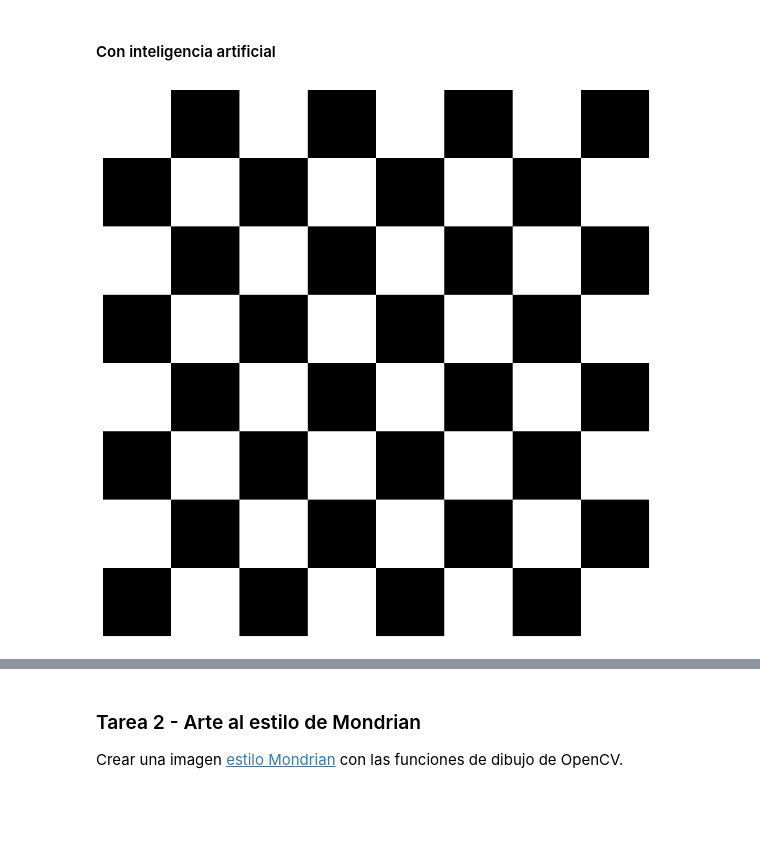
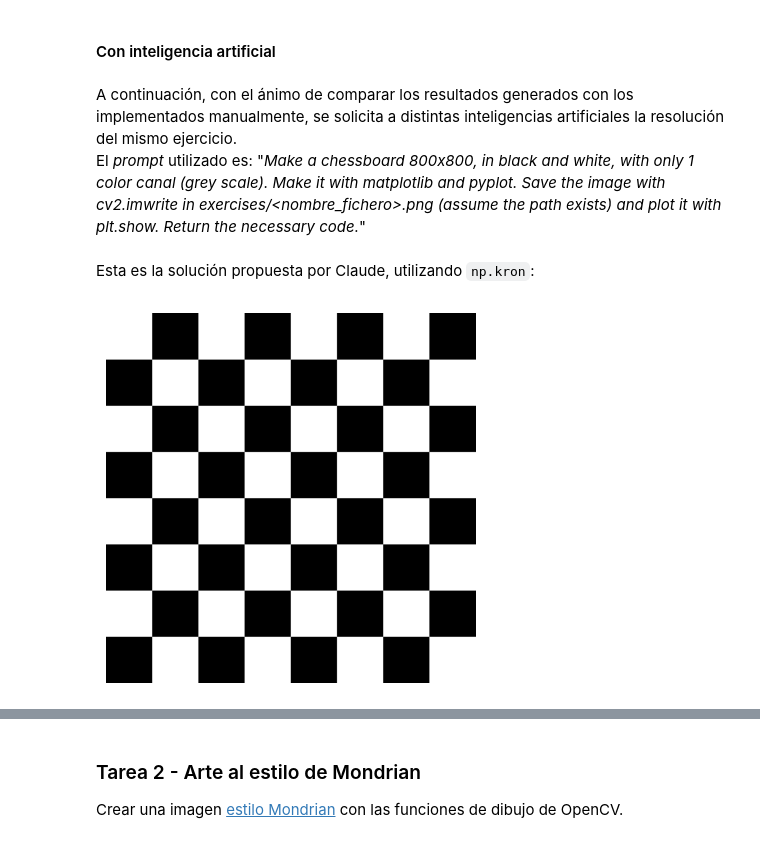
Before and after one commit to alejandra-rs/prac-VC, a Jupyter notebook: prac1/prac1.ipynb, the cells around one changed output, grey strips where cells are left out. Drawn from its saved outputs; the diff is of its cells as text; code cells hidden in the pictures; blank space fills up the shorter version.

```diff
--- a/prac1/prac1.ipynb
+++ b/prac1/prac1.ipynb
@@ -55,33 +62,31 @@ Chess().plot()
 [figure]
 # %% [markdown]
 #### Con inteligencia artificial
+# %% [markdown]
+A continuación, con el ánimo de comparar los resultados generados con los implementados manualmente, se solicita a distintas inteligencias artificiales la resolución del mismo ejercicio.
+<br></br>
+El _prompt_ utilizado es: "*Make a chessboard 800x800, in black and white, with only 1 color canal (grey scale). Make it with matplotlib and pyplot. Save the image with cv2.imwrite in exercises/\<nombre_fichero>.png (assume the path exists) and plot it with plt.show. Return the necessary code.*"
+# %% [markdown]
+Esta es la solución propuesta por Claude, utilizando `np.kron`:
 # %%
 # Claude
-# --- Parámetros ---
-SQUARES = 8          # número de casillas por lado (tablero clásico 8x8)
-SQ = width // SQUARES  # tamaño de cada casilla en píxeles
+size = 800
+squares = 8
+cell = size // squares  # 100 px per square
 
-LIGHT = 255  # blanco
-DARK = 0     # negro
+# 8x8 pattern: 255 (white) where row+col is even, 0 (black) otherwise
+rows, cols = np.indices((squares, squares))
+pattern = ((rows + cols) % 2 == 0).astype(np.uint8) * 255
 
-# --- Construcción del patrón con numpy ---
-# Índices de fila/columna de casilla para cada píxel
-rows = np.arange(height) // SQ
-cols = np.arange(width) // SQ
+# Scale each square up to 100x100 px -> 800x800, single channel (grayscale)
+board = np.kron(pattern, np.ones((cell, cell), dtype=np.uint8))
 
-# Máscara booleana: True donde (fila+columna) es par -> casilla clara
-row_grid, col_grid = np.meshgrid(rows, cols, indexing="ij")
-mask = (row_grid + col_grid) % 2 == 0
+# Save (2D uint8 array -> 1-channel PNG)
+cv2.imwrite("exercises/chess_claude.png", board)
 
-# Imagen en escala de grises: un solo canal (width, height)
-img = np.where(mask, LIGHT, DARK).astype(np.uint8)
-
-# --- Visualización con matplotlib ---
-fig, ax = plt.subplots(figsize=(width / 100, height / 100), dpi=100)
-ax.imshow(img, cmap="gray", vmin=0, vmax=255)
-ax.axis("off")
-fig.subplots_adjust(left=0, right=1, top=1, bottom=0)
-
+# Plot
+plt.imshow(board, cmap="gray", vmin=0, vmax=255)
+plt.axis("off")
 plt.show()
 # %% [output]
-[figure, old version]
+[figure, new version]
```
Also changed, not shown: parts of 19 cells of this notebook, 8 other files.
